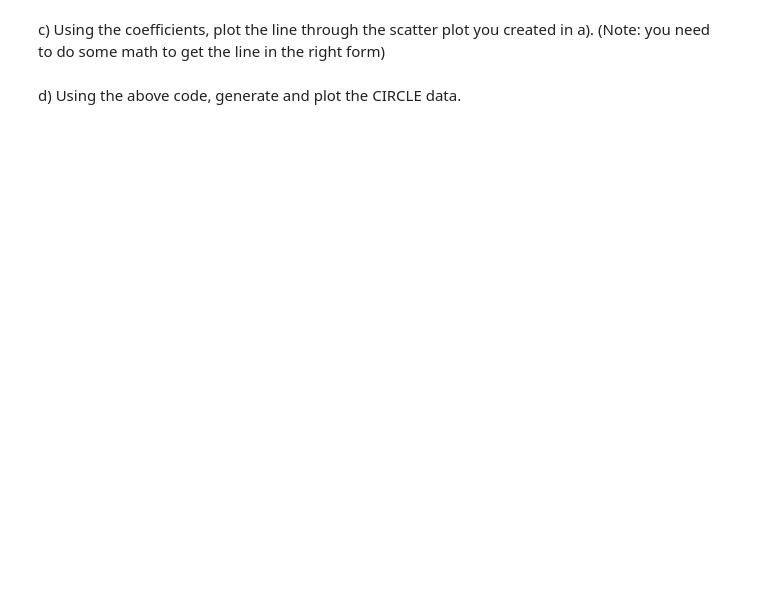
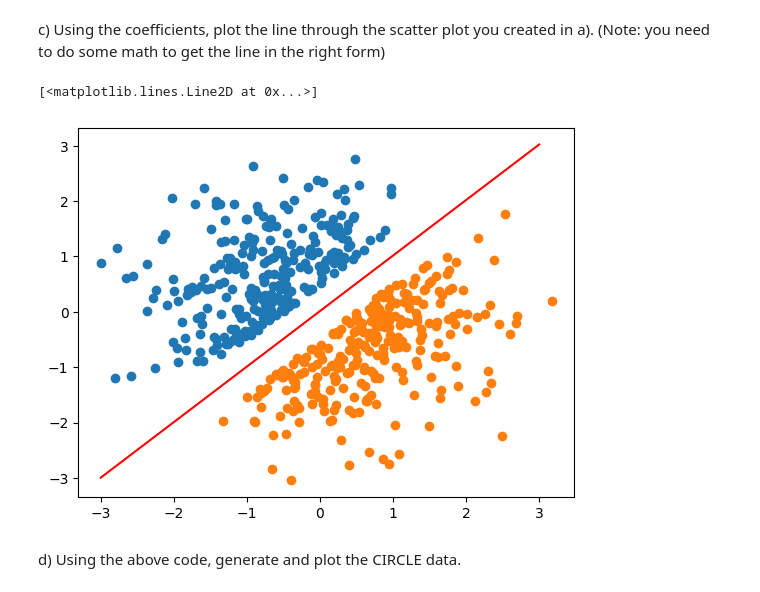
Before and after one commit to chrisdchan/Data-Science-Fundamentals, a Jupyter notebook: lecture_21/worksheet_21.ipynb, the cells around one changed output. Cells and saved outputs as stored; diff of their text form; code cells hidden in the pictures; blank space fills up the shorter version.

```diff
--- a/lecture_21/worksheet_21.ipynb
+++ b/lecture_21/worksheet_21.ipynb
@@ -64,4 +78,16 @@ model.intercept_
 # %% [markdown]
 c) Using the coefficients, plot the line through the scatter plot you created in a). (Note: you need to do some math to get the line in the right form)
+# %%
+
+d1 = np.linspace(-3, 3, len(X))
+d2 = -(intercept + alpha * d1) / beta
+
+fig, ax = plt.subplots()
+ax.plot(X[Y == 0][:, 0], X[Y == 0][:, 1], 'o')
+ax.plot(X[Y == 1][:, 0], X[Y == 1][:, 1], 'o')
+ax.plot(d1, d2, 'r')
+# %% [output]
+[<matplotlib.lines.Line2D at 0x...>]
+[figure, added]
 # %% [markdown]
 d) Using the above code, generate and plot the CIRCLE data.
```
Also changed, not shown: parts of 20 cells of this notebook, 4 other files.
